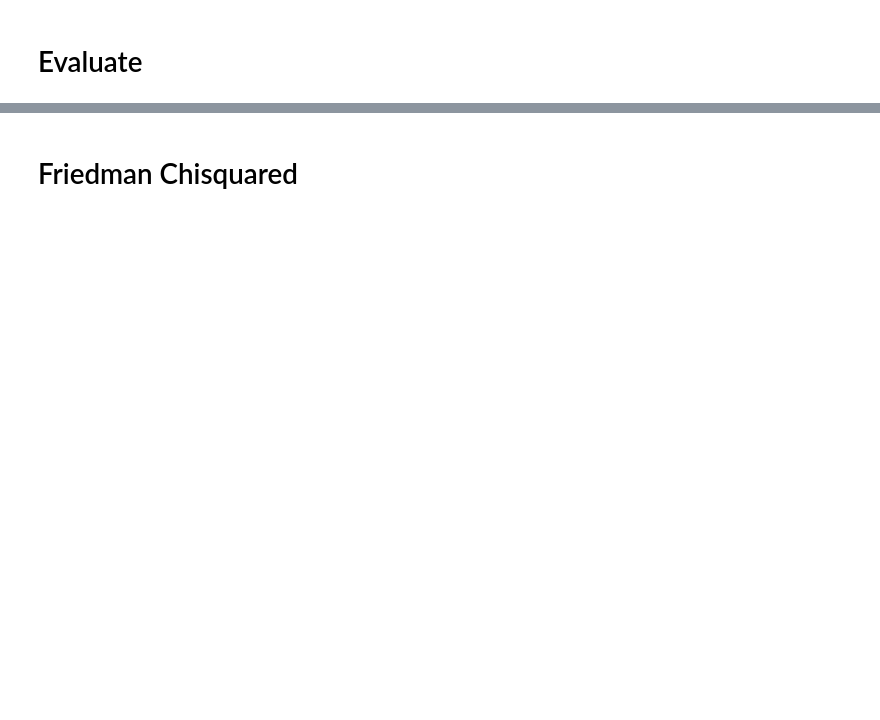
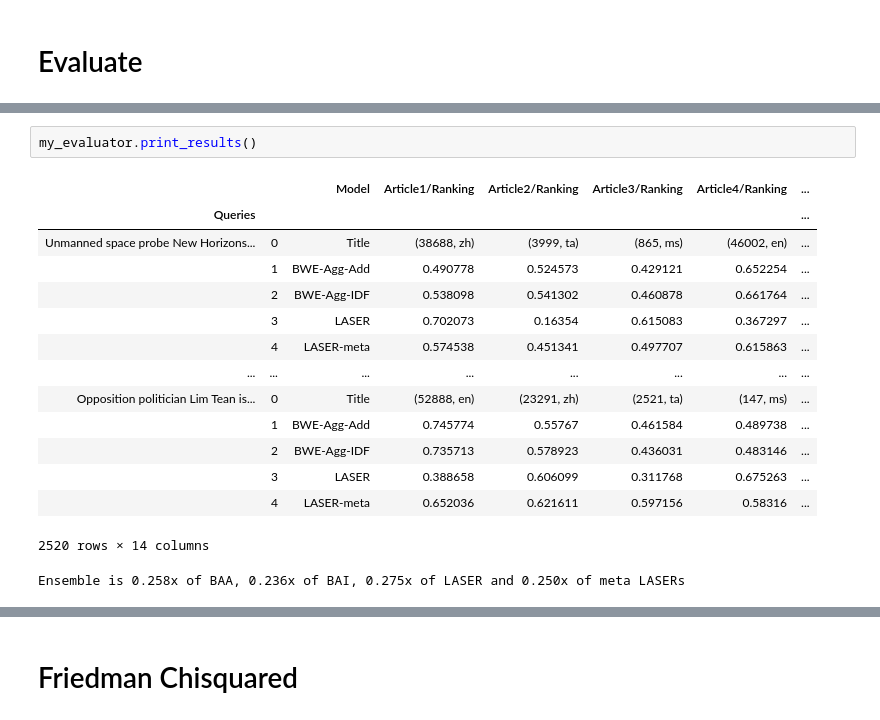
Before and after one commit to hongpeigoh/MulLing, a Jupyter notebook: Debug.ipynb, the cells around one changed output, grey strips where cells are left out. Cells and saved outputs as stored; diff of their text form; blank space fills up the shorter version.

```diff
--- a/Debug.ipynb
+++ b/Debug.ipynb
@@ -220,0 +237,18 @@ Query 5, ,,,,
+# %%
+my_evaluator.print_results()
+# %% [output]
+|  |  | Model | Article1/Ranking | Article2/Ranking | Article3/Ranking | Article4/Ranking | ... |
+| Queries |  |  |  |  |  |  | ... |
+| Unmanned space probe New Horizons... | 0 | Title | (38688, zh) | (3999, ta) | (865, ms) | (46002, en) | ... |
+|  | 1 | BWE-Agg-Add | 0.490778 | 0.524573 | 0.429121 | 0.652254 | ... |
+|  | 2 | BWE-Agg-IDF | 0.538098 | 0.541302 | 0.460878 | 0.661764 | ... |
+|  | 3 | LASER | 0.702073 | 0.16354 | 0.615083 | 0.367297 | ... |
+|  | 4 | LASER-meta | 0.574538 | 0.451341 | 0.497707 | 0.615863 | ... |
+| ... | ... | ... | ... | ... | ... | ... | ... |
+| Opposition politician Lim Tean is... | 0 | Title | (52888, en) | (23291, zh) | (2521, ta) | (147, ms) | ... |
+|  | 1 | BWE-Agg-Add | 0.745774 | 0.55767 | 0.461584 | 0.489738 | ... |
+|  | 2 | BWE-Agg-IDF | 0.735713 | 0.578923 | 0.436031 | 0.483146 | ... |
+|  | 3 | LASER | 0.388658 | 0.606099 | 0.311768 | 0.675263 | ... |
+|  | 4 | LASER-meta | 0.652036 | 0.621611 | 0.597156 | 0.58316 | ... |
+2520 rows × 14 columns
+Ensemble is 0.258x of BAA, 0.236x of BAI, 0.275x of LASER and 0.250x of meta LASERs
```
Also changed, not shown: parts of 40 cells of this notebook, 1 other file.
